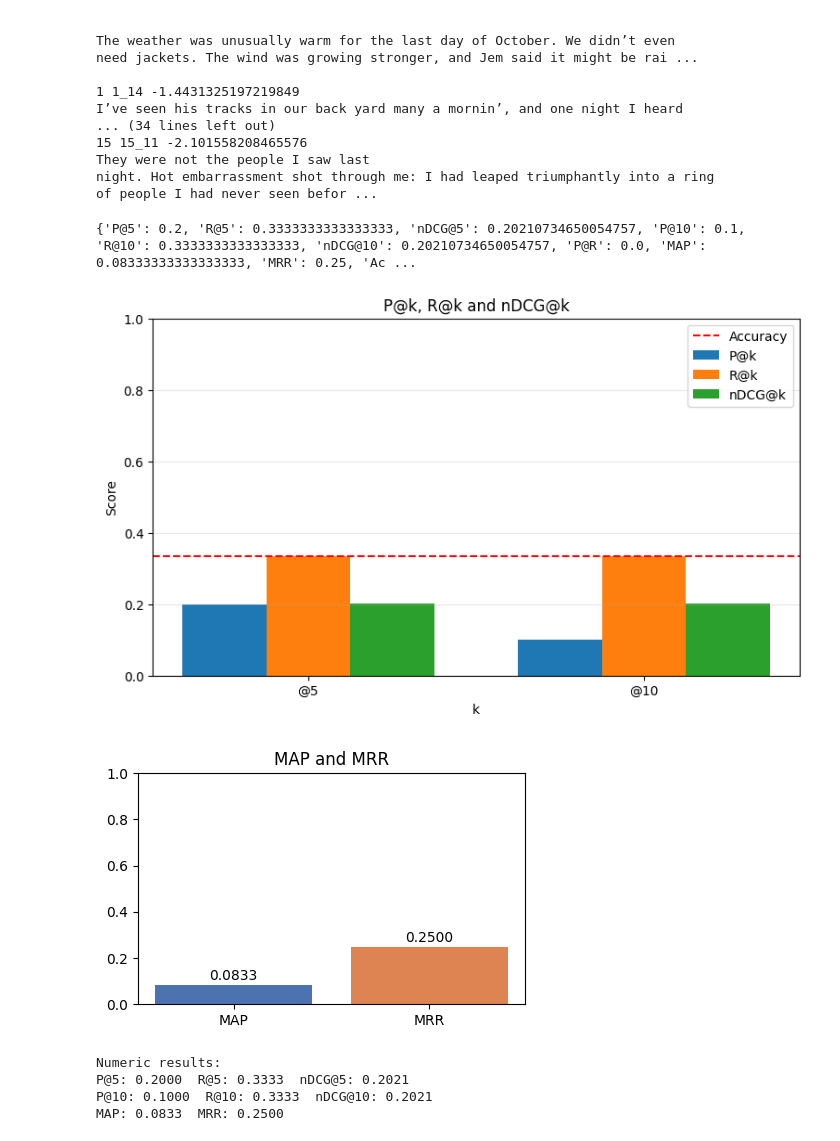
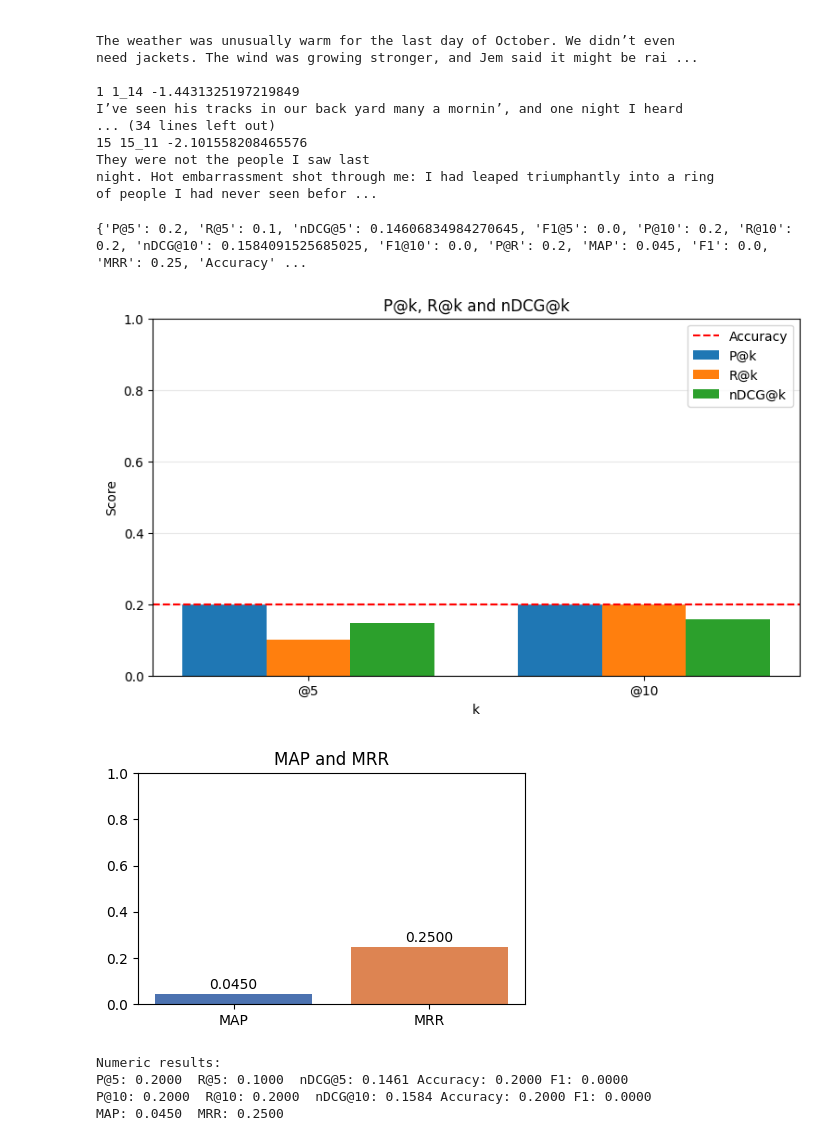
Before and after one commit to Josh265365/LLM-Information-Provenance, a Jupyter notebook: Splade.ipynb, the cells around one changed output. Cells and saved outputs as stored; diff of their text form; code cells hidden in the pictures.

```diff
--- a/Splade.ipynb
+++ b/Splade.ipynb
@@ -480,6 +482,13 @@ def accuracy(y_true: Set, y_pred: List) -> float:
     correct = sum(1 for d in y_pred if d in y_true)
     return correct / len(y_true)
 
+def f1_score(y_true: Set, y_pred: List) -> float:
+    precision = precision_at_k(y_true, y_pred, k=1)
+    recall = recall_at_k(y_true, y_pred, k=1)
+    if precision + recall == 0:
+        return 0.0
+    return 2 * (precision * recall) / (precision + recall)
+
 def evaluate_all(
     all_y_true: Iterable[Set],
     all_y_pred: Iterable[List],
@@ -505,9 +514,11 @@ def evaluate_all(
         p_at_k = [precision_at_k(y_true, y_pred, k) for y_true, y_pred in zip(all_y_true, all_y_pred)]
         r_at_k = [recall_at_k(y_true, y_pred, k) for y_true, y_pred in zip(all_y_true, all_y_pred)]
         ndcg_k = [ndcg_at_k(y_true, y_pred, k) for y_true, y_pred in zip(all_y_true, all_y_pred)]
+        f1_k = [f1_score(y_true, y_pred) for y_true, y_pred in zip(all_y_true, all_y_pred)]
         results[f'P@{k}'] = sum(p_at_k) / len(p_at_k) if p_at_k else 0.0
         results[f'R@{k}'] = sum(r_at_k) / len(r_at_k) if r_at_k else 0.0
         results[f'nDCG@{k}'] = sum(ndcg_k) / len(ndcg_k) if ndcg_k else 0.0
+        results[f'F1@{k}'] = sum(f1_k) / len(f1_k) if f1_k else 0.0
 
     # Precision@R (averaged across queries)
     p_at_r_list = [precision_at_r(y_true, y_pred) for y_true, y_pred in zip(all_y_true, all_y_pred)]
@@ -515,6 +526,7 @@ def evaluate_all(
 
     # MAP and MRR
     results['MAP'] = mean_average_precision(all_y_true, all_y_pred)
+    results['F1'] = sum(f1_k) / len(f1_k) if f1_k else 0.0
     results['MRR'] = mean_reciprocal_rank(all_y_true, all_y_pred)
     results['Accuracy'] = sum(accuracy(y_true, y_pred) for y_true, y_pred in zip(all_y_true, all_y_pred)) / len(all_y_true) if all_y_true else 0.0
 
@@ -526,8 +538,8 @@ def evaluate_all(
 # - `all_y_true`: list of sets ({relevant_doc_ids}) for each query
 # - `all_y_pred`: list of ranked lists ([doc_id1, doc_id2, ...]) for each query
 
-y_true = {"7_1", "10_12", "12_1"}  # Example relevant doc ids for a single query
-#y_true= {"1","7", "9", "10", "11","12","15","26","28","30"}
+#y_true = {"7_1", "10_12", "12_1"}  # Example relevant doc ids for a single query
+y_true= {"1_1","7_1", "9_18", "12_1", "28_15","10_1", "26_8", "30_4", "11_8", "15_11"}
 y_pred = [r["chunk_id"] for r in final]  # final is your reranked list
 
 # Wrap in lists for single-query evaluation
@@ -536,7 +548,7 @@ print(evaluate_all([y_true], [y_pred], ks=[5,10]))
 
 # End of evaluation utilities
 # %% [output]
-{'P@5': 0.2, 'R@5': 0.3333333333333333, 'nDCG@5': 0.20210734650054757, 'P@10': 0.1, 'R@10': 0.3333333333333333, 'nDCG@10': 0.20210734650054757, 'P@R': 0.0, 'MAP': 0.08333333333333333, 'MRR': 0.25, 'Ac ...
+{'P@5': 0.2, 'R@5': 0.1, 'nDCG@5': 0.14606834984270645, 'F1@5': 0.0, 'P@10': 0.2, 'R@10': 0.2, 'nDCG@10': 0.1584091525685025, 'F1@10': 0.0, 'P@R': 0.2, 'MAP': 0.045, 'F1': 0.0, 'MRR': 0.25, 'Accuracy' ...
 # %%
 # Plot evaluation results (P@k, R@k, nDCG@k, MAP, MRR)
 import matplotlib.pyplot as plt
@@ -563,42 +575,43 @@ ndcg_vals = [results.get(f'nDCG@{k}', 0.0) for k in ks]
 map_val = results.get('MAP', results.get('MAP', 0.0))
 mrr_val = results.get('MRR', results.get('MRR', 0.0))
 accuracy_val = results.get('Accuracy', results.get('Accuracy', 0.0))
+f1_val = results.get('F1', results.get('F1', 0.0))
 
 # Plot P@k, R@k, nDCG@k grouped
 x = range(len(ks))
 width = 0.25
 plt.figure(figsize=(9,5))
 plt.bar([i - width for i in x], p_vals, width=width, label='P@k')
 plt.bar(x, r_vals, width=width, label='R@k')
 plt.bar([i + width for i in x], ndcg_vals, width=width, label='nDCG@k')
 plt.axhline(y=accuracy_val, color='r', linestyle='--', label='Accuracy')
 plt.xticks(x, [f'@{k}' for k in ks])
 plt.ylim(0, 1)
 plt.xlabel('k')
 plt.ylabel('Score')
 plt.title('P@k, R@k and nDCG@k')
 plt.legend()
 plt.grid(axis='y', alpha=0.3)
 plt.show()
 
 # Plot MAP and MRR
 plt.figure(figsize=(5,3))
 plt.bar(['MAP','MRR'], [map_val, mrr_val], color=['#4c72b0','#dd8452'])
 plt.ylim(0,1)
 plt.title('MAP and MRR')
 for i, v in enumerate([map_val, mrr_val]):
     plt.text(i, v + 0.02, f'{v:.4f}', ha='center')
 plt.show()
 
 # Print numeric results
 print('Numeric results:')
 for k in ks:
-    print(f'P@{k}: {p_vals[ks.index(k)]:.4f}  R@{k}: {r_vals[ks.index(k)]:.4f}  nDCG@{k}: {ndcg_vals[ks.index(k)]:.4f}')
+    print(f'P@{k}: {p_vals[ks.index(k)]:.4f}  R@{k}: {r_vals[ks.index(k)]:.4f}  nDCG@{k}: {ndcg_vals[ks.index(k)]:.4f} Accuracy: {accuracy_val:.4f} F1: {f1_val:.4f}')
 print(f'MAP: {map_val:.4f}  MRR: {mrr_val:.4f}')
 # %% [output]
-[figure, old version]
+[figure, new version]
-[figure, old version]
+[figure, new version]
 Numeric results:
-P@5: 0.2000  R@5: 0.3333  nDCG@5: 0.2021
-P@10: 0.1000  R@10: 0.3333  nDCG@10: 0.2021
-MAP: 0.0833  MRR: 0.2500
+P@5: 0.2000  R@5: 0.1000  nDCG@5: 0.1461 Accuracy: 0.2000 F1: 0.0000
+P@10: 0.2000  R@10: 0.2000  nDCG@10: 0.1584 Accuracy: 0.2000 F1: 0.0000
+MAP: 0.0450  MRR: 0.2500
```
Also changed, not shown: parts of 1 cell of this notebook, 4 other files.
